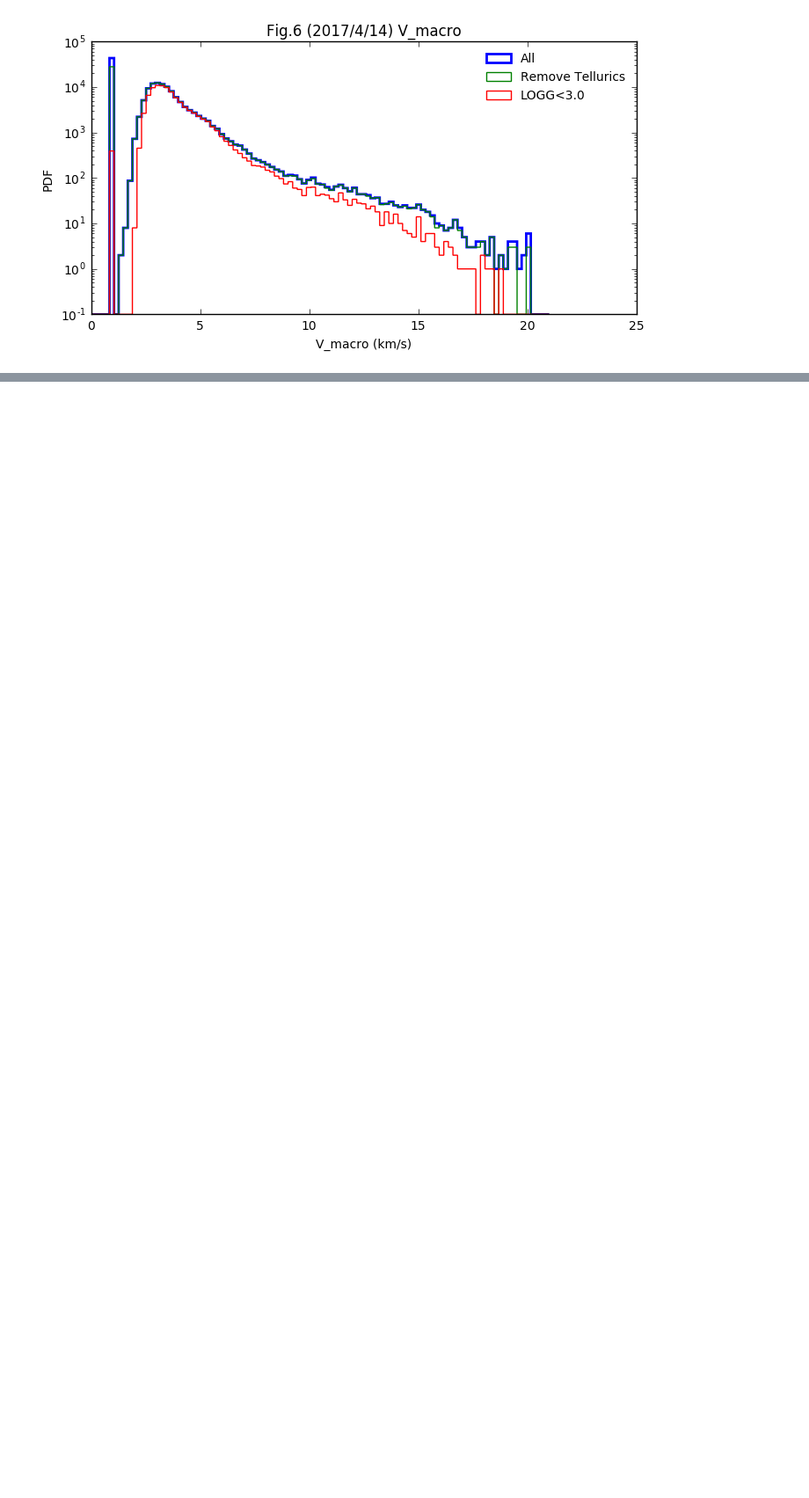
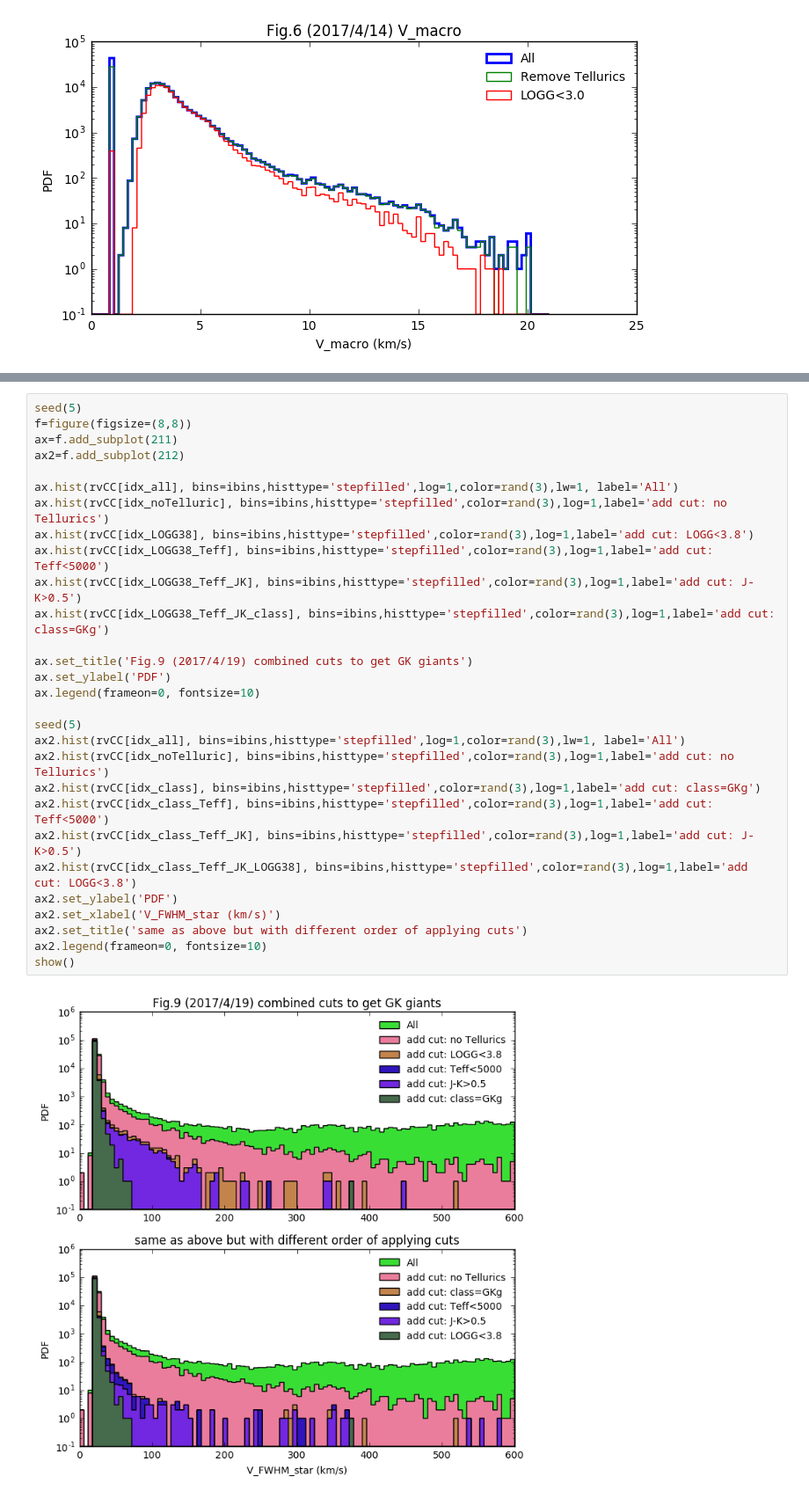
Before and after one commit to liuxx479/MW-BHs, a Jupyter notebook: plot-BHstars.ipynb, the cells around one changed output, grey strips where cells are left out. Shown at 88% size. Drawn from its saved outputs; the diff is of its cells as text; blank space fills up the shorter version.

```diff
--- a/plot-BHstars.ipynb
+++ b/plot-BHstars.ipynb
@@ -223,0 +257,31 @@ show()
+# %%
+seed(5)
+f=figure(figsize=(8,8))
+ax=f.add_subplot(211)
+ax2=f.add_subplot(212)
+
+ax.hist(rvCC[idx_all], bins=ibins,histtype='stepfilled',log=1,color=rand(3),lw=1, label='All')
+ax.hist(rvCC[idx_noTelluric], bins=ibins,histtype='stepfilled',color=rand(3),log=1,label='add cut: no Tellurics')
+ax.hist(rvCC[idx_LOGG38], bins=ibins,histtype='stepfilled',color=rand(3),log=1,label='add cut: LOGG<3.8')
+ax.hist(rvCC[idx_LOGG38_Teff], bins=ibins,histtype='stepfilled',color=rand(3),log=1,label='add cut: Teff<5000')
+ax.hist(rvCC[idx_LOGG38_Teff_JK], bins=ibins,histtype='stepfilled',color=rand(3),log=1,label='add cut: J-K>0.5')
+ax.hist(rvCC[idx_LOGG38_Teff_JK_class], bins=ibins,histtype='stepfilled',color=rand(3),log=1,label='add cut: class=GKg')
+
+ax.set_title('Fig.9 (2017/4/19) combined cuts to get GK giants')
+ax.set_ylabel('PDF')
+ax.legend(frameon=0, fontsize=10)
+
+seed(5)
+ax2.hist(rvCC[idx_all], bins=ibins,histtype='stepfilled',log=1,color=rand(3),lw=1, label='All')
+ax2.hist(rvCC[idx_noTelluric], bins=ibins,histtype='stepfilled',color=rand(3),log=1,label='add cut: no Tellurics')
+ax2.hist(rvCC[idx_class], bins=ibins,histtype='stepfilled',color=rand(3),log=1,label='add cut: class=GKg')
+ax2.hist(rvCC[idx_class_Teff], bins=ibins,histtype='stepfilled',color=rand(3),log=1,label='add cut: Teff<5000')
+ax2.hist(rvCC[idx_class_Teff_JK], bins=ibins,histtype='stepfilled',color=rand(3),log=1,label='add cut: J-K>0.5')
+ax2.hist(rvCC[idx_class_Teff_JK_LOGG38], bins=ibins,histtype='stepfilled',color=rand(3),log=1,label='add cut: LOGG<3.8')
+ax2.set_ylabel('PDF')
+ax2.set_xlabel('V_FWHM_star (km/s)')
+ax2.set_title('same as above but with different order of applying cuts')
+ax2.legend(frameon=0, fontsize=10)
+show()
+# %% [output]
+[figure, added]
```
Also changed, not shown: parts of 5 cells of this notebook.
